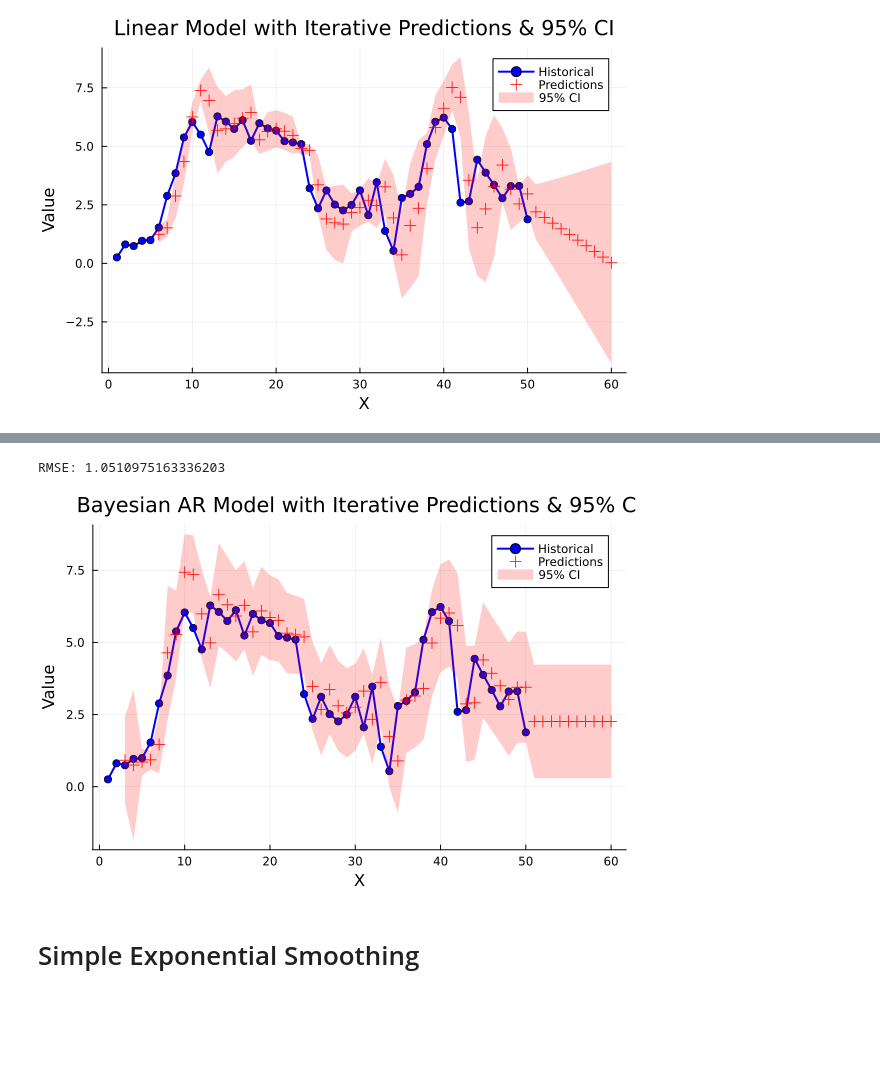
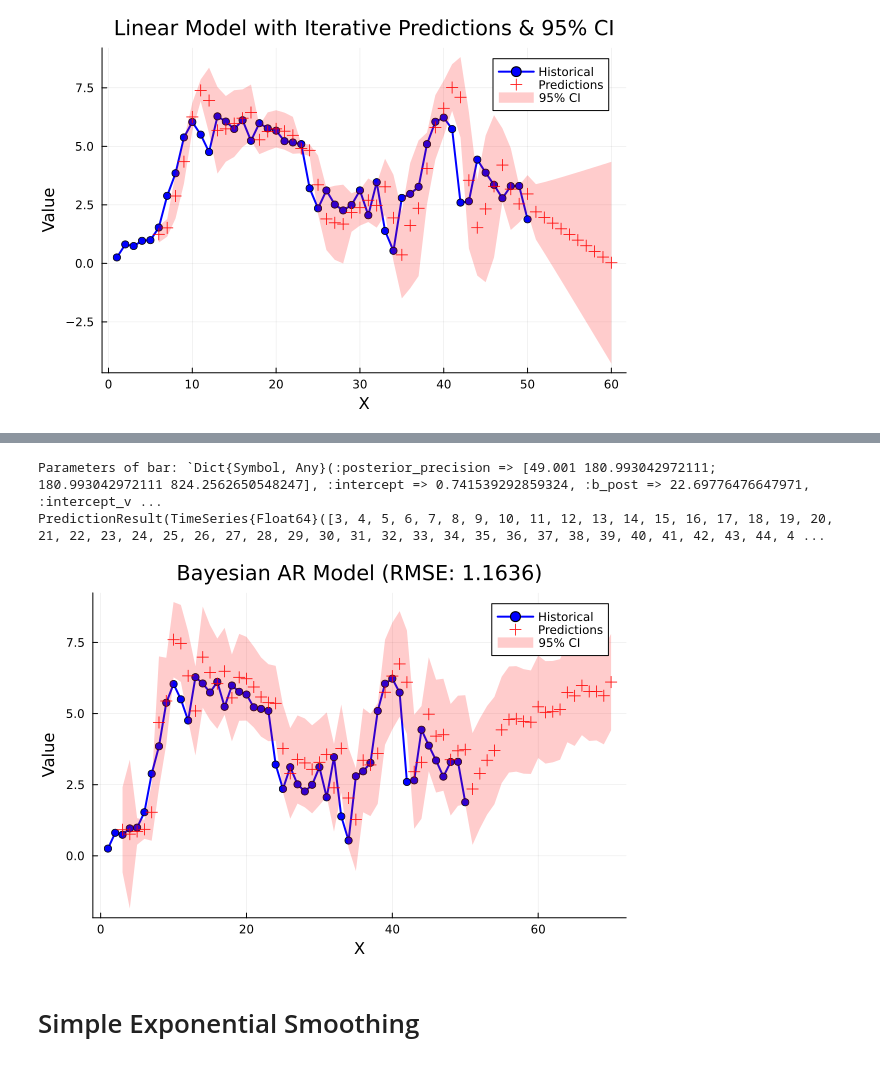
Before and after one commit to YannickGibson/TimeSeriesKit.jl, a Jupyter notebook: examples/models.ipynb, the cells around one changed output, grey strips where cells are left out. Saved outputs shown, nothing was run; the diff lists cells and outputs as text; code cells hidden in the pictures; blank space fills up the shorter version.

Commit message:
Bayesian Autoregressive Model

```diff
--- a/examples/models.ipynb
+++ b/examples/models.ipynb
@@ -78,0 +79,7 @@ Dict{Symbol, Any}(:intercept => 3.5814938023520466, :slope => 0.0029808432350636
+# %%
+ar = ARModel(p=1)
+fit(ar, ts)
+
+predictions_bayesian = iterative_predict(ar, ts, 10, return_uncertainty=false, use_predictions=true)
+println("RMSE: $(rmse(ts, predictions_bayesian))")
+plot_timeseries(ts, predictions_bayesian, confidence_level=0.95, title="Bayesian AR Model with Iterative Predictions & 95% CI")
@@ -79,13 +89,15 @@ Dict{Symbol, Any}(:intercept => 3.5814938023520466, :slope => 0.0029808432350636
 # %%
 bar = BayesianARModel(p=1)
 fit(bar, ts)
-
-predictions_bayesian = iterative_predict(bar, ts, 10, return_uncertainty=true)
-println("RMSE: $(rmse(ts, predictions_bayesian.predictions))")
-plot_timeseries(ts, predictions_bayesian, confidence_level=0.95, title="Bayesian AR Model with Iterative Predictions & 95% CI")
+println("Parameters of bar: `$(bar.state.parameters)`")
+predictions_bayesian = iterative_predict(bar, ts, 20, return_uncertainty=true, use_predictions=true)
+println(predictions_bayesian)
+metric = rmse(ts, predictions_bayesian.predictions)
+plot_timeseries(ts, predictions_bayesian, confidence_level=0.95, title="Bayesian AR Model (RMSE: $(metric = round(rmse(ts, predictions_bayesian.predictions), digits=4)))")
 # %% [output]
-RMSE: 1.0510975163336203
+Parameters of bar: `Dict{Symbol, Any}(:posterior_precision => [49.001 180.993042972111; 180.993042972111 824.2562650548247], :intercept => 0.741539292859324, :b_post => 22.69776476647971, :intercept_v ...
+PredictionResult(TimeSeries{Float64}([3, 4, 5, 6, 7, 8, 9, 10, 11, 12, 13, 14, 15, 16, 17, 18, 19, 20, 21, 22, 23, 24, 25, 26, 27, 28, 29, 30, 31, 32, 33, 34, 35, 36, 37, 38, 39, 40, 41, 42, 43, 44, 4 ...
-[figure, old version]
+[figure, new version]
 # %% [markdown]
 # Simple Exponential Smoothing
 # %%
```
Also changed, not shown: parts of 6 cells of this notebook, 4 other files.
